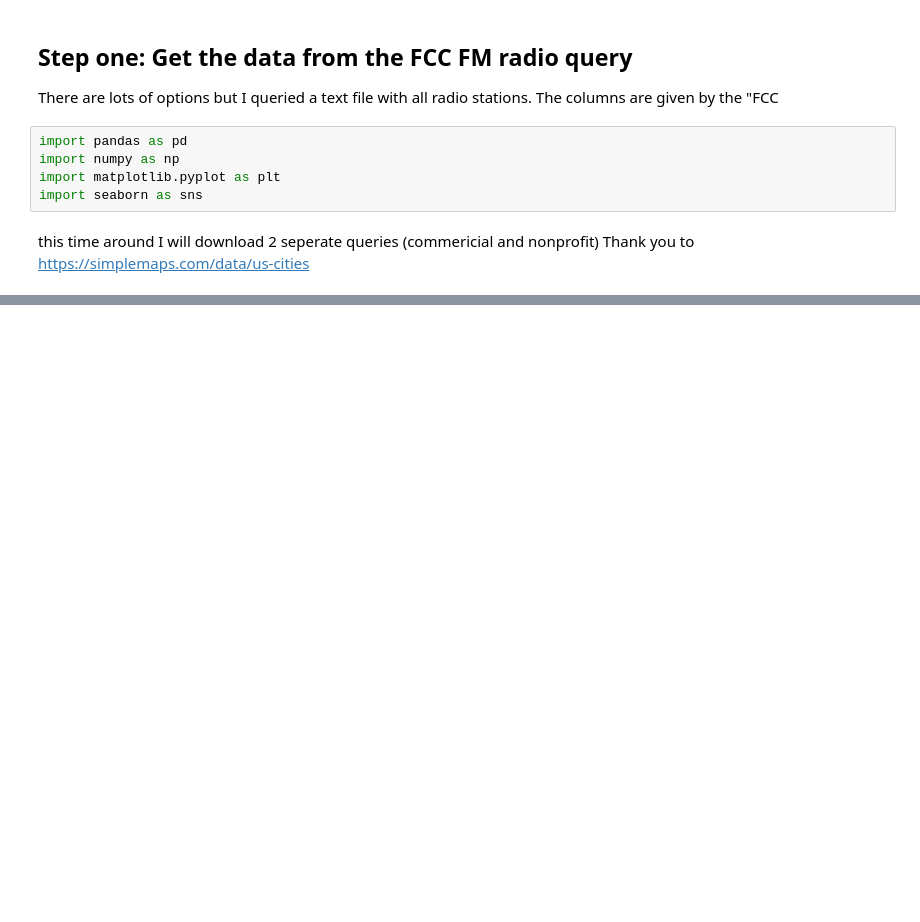
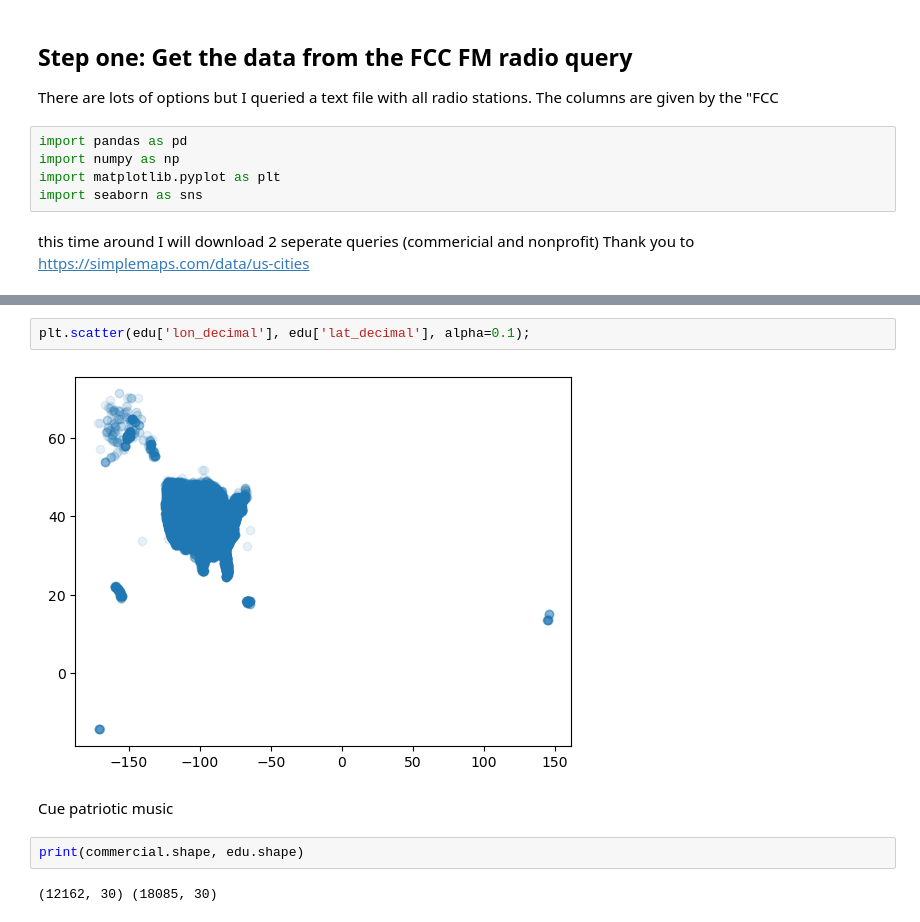
Before and after one commit to seanhulseman/FM-Broadcast-Landscape, a Jupyter notebook: code/radio_landscape_1.ipynb, the cells around one changed output, grey strips where cells are left out. Saved outputs shown, nothing was run; the diff lists cells and outputs as text; blank space fills up the shorter version.

```diff
--- a/code/radio_landscape_1.ipynb
+++ b/code/radio_landscape_1.ipynb
@@ -153,0 +315,10 @@ memory usage: 5.5+ MB
+# %%
+plt.scatter(edu['lon_decimal'], edu['lat_decimal'], alpha=0.1);
+# %% [output]
+[figure, added]
+# %% [markdown]
+Cue patriotic music
+# %%
+print(commercial.shape, edu.shape)
+# %% [output]
+(12162, 30) (18085, 30)
```
Also changed, not shown: parts of 50 cells of this notebook, 3 other files.
